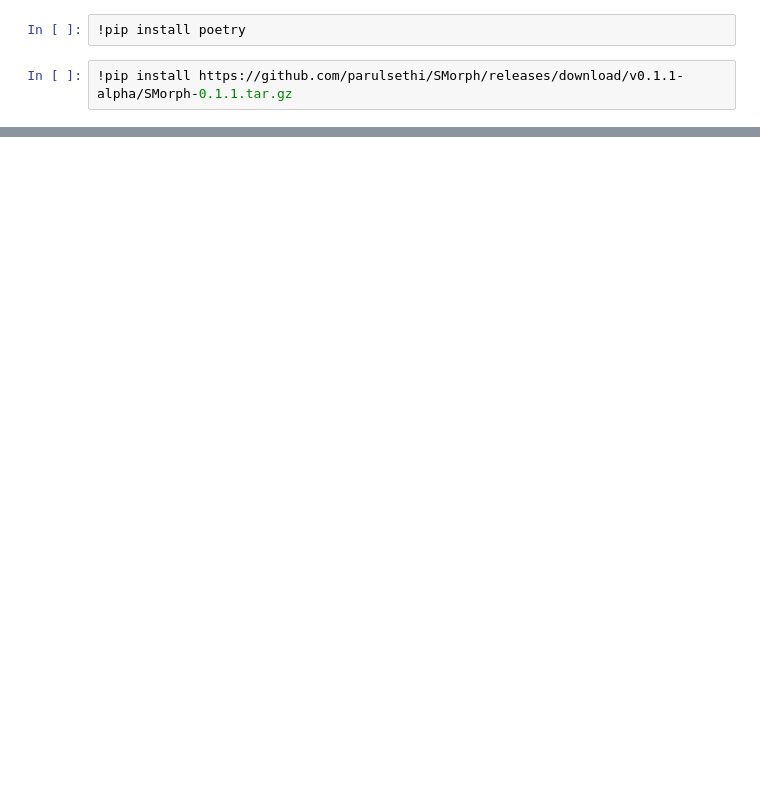
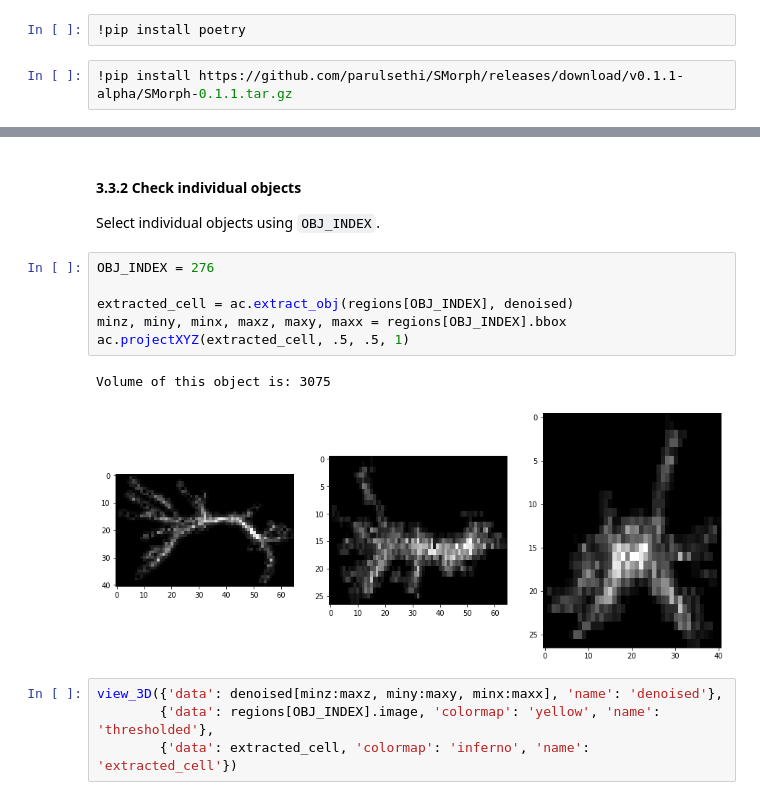
Before and after one commit to swanandlab/SMorph, a Jupyter notebook: autocrop.ipynb, the cells around one changed output, grey strips where cells are left out. Drawn from its saved outputs; the diff is of its cells as text; blank space fills up the shorter version.

```diff
--- a/autocrop.ipynb
+++ b/autocrop.ipynb
@@ -164,0 +105,16 @@ ac.export_cells(CONFOCAL_TISSUE_IMAGE, LOW_VOLUME_CUTOFF, HIGH_VOLUME_CUTOFF, OU
+# %% [markdown]
+#### 3.3.2 Check individual objects
+Select individual objects using `OBJ_INDEX`.
+# %%
+OBJ_INDEX = 276
+
+extracted_cell = ac.extract_obj(regions[OBJ_INDEX], denoised)
+minz, miny, minx, maxz, maxy, maxx = regions[OBJ_INDEX].bbox
+ac.projectXYZ(extracted_cell, .5, .5, 1)
+# %% [output]
+Volume of this object is: 3075
+[figure, added]
+# %%
+view_3D({'data': denoised[minz:maxz, miny:maxy, minx:maxx], 'name': 'denoised'},
+        {'data': regions[OBJ_INDEX].image, 'colormap': 'yellow', 'name': 'thresholded'},
+        {'data': extracted_cell, 'colormap': 'inferno', 'name': 'extracted_cell'})
```
Also changed, not shown: parts of 49 cells of this notebook, 4 other files.
